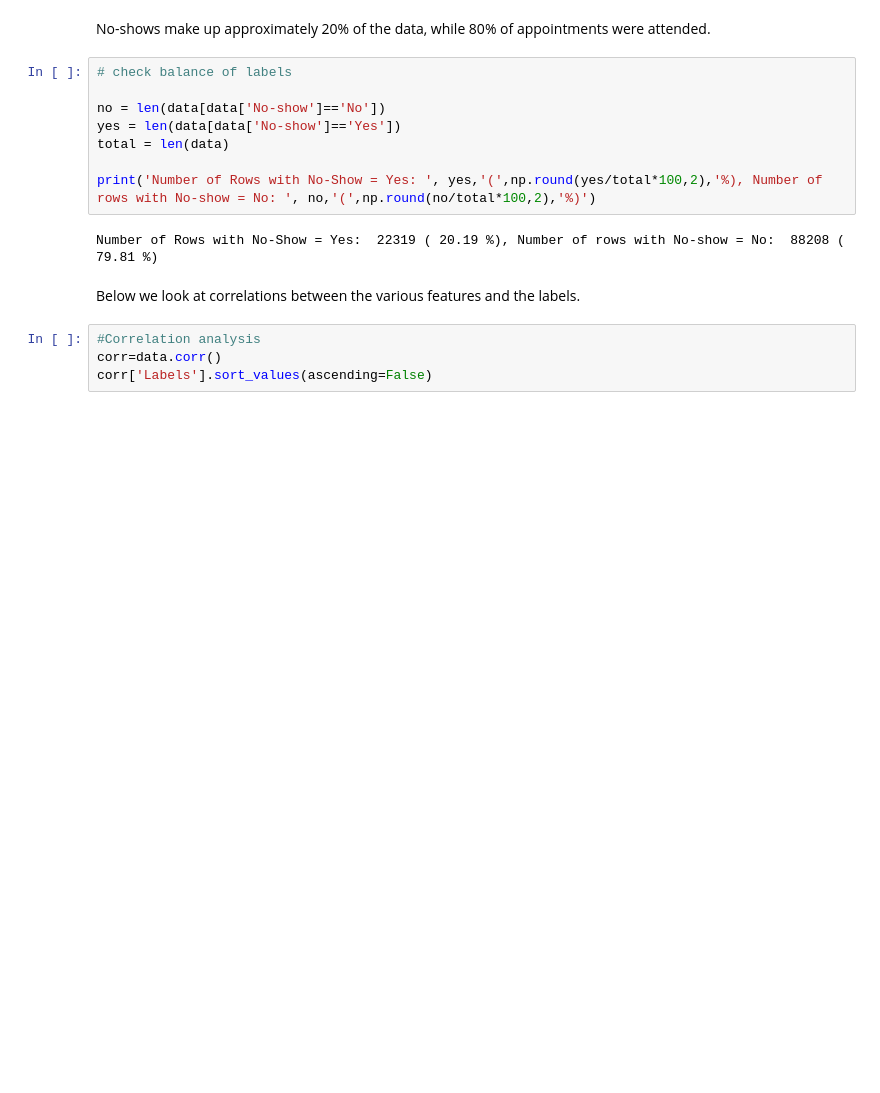
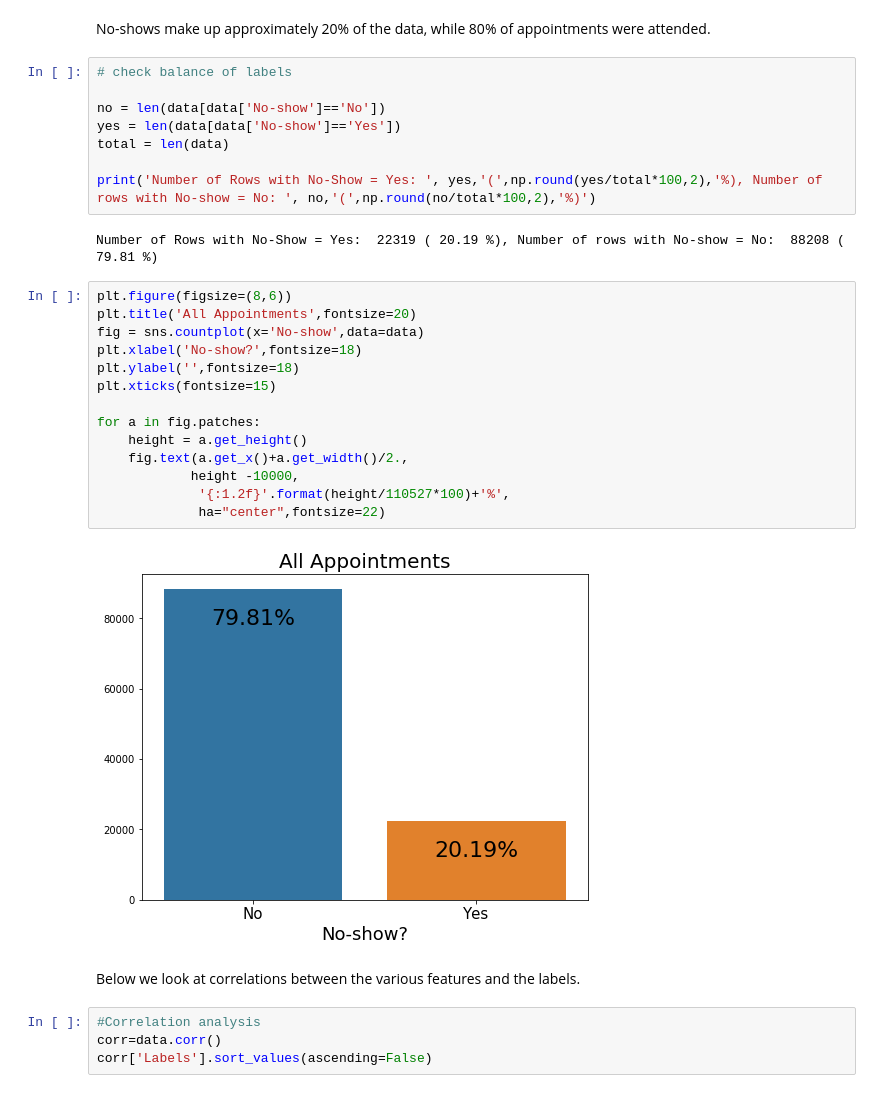
Before and after one commit to cooldude679/3253Team4, a Jupyter notebook: team4_final_project.ipynb, the cells around one changed output. Cells and saved outputs as stored; diff of their text form; blank space fills up the shorter version.

```diff
--- a/team4_final_project.ipynb
+++ b/team4_final_project.ipynb
@@ -275,6 +273,22 @@ total = len(data)
 print('Number of Rows with No-Show = Yes: ', yes,'(',np.round(yes/total*100,2),'%), Number of rows with No-show = No: ', no,'(',np.round(no/total*100,2),'%)')
 # %% [output]
 Number of Rows with No-Show = Yes:  22319 ( 20.19 %), Number of rows with No-show = No:  88208 ( 79.81 %)
+# %%
+plt.figure(figsize=(8,6))
+plt.title('All Appointments',fontsize=20)
+fig = sns.countplot(x='No-show',data=data)
+plt.xlabel('No-show?',fontsize=18)
+plt.ylabel('',fontsize=18)
+plt.xticks(fontsize=15)
+
+for a in fig.patches:
+    height = a.get_height()
+    fig.text(a.get_x()+a.get_width()/2.,
+            height -10000,
+             '{:1.2f}'.format(height/110527*100)+'%',
+             ha="center",fontsize=22)
+# %% [output]
+[figure, added]
 # %% [markdown]
 Below we look at correlations between the various features and the labels.
 # %%
```
Also changed, not shown: parts of 7 cells of this notebook.
